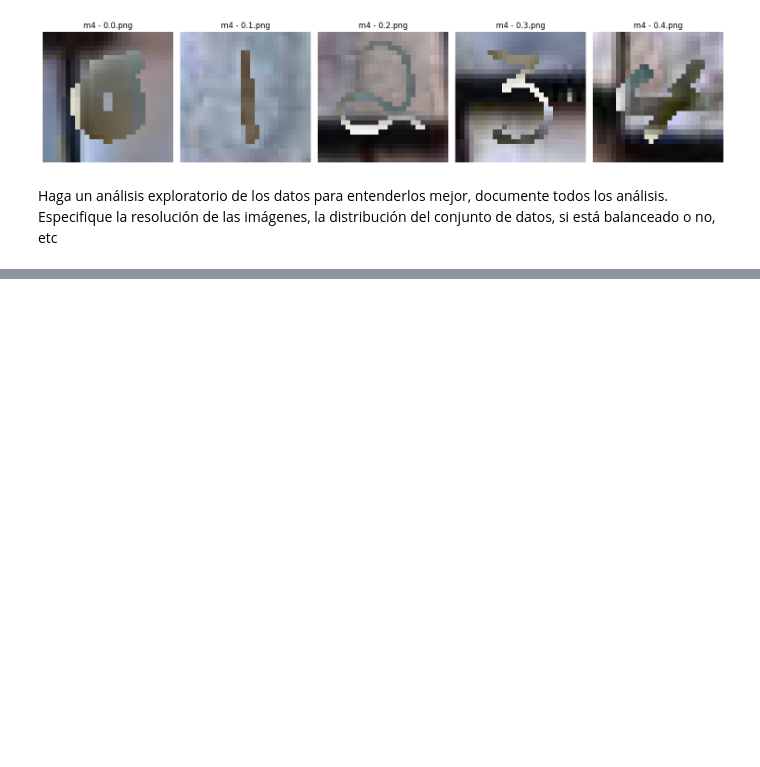
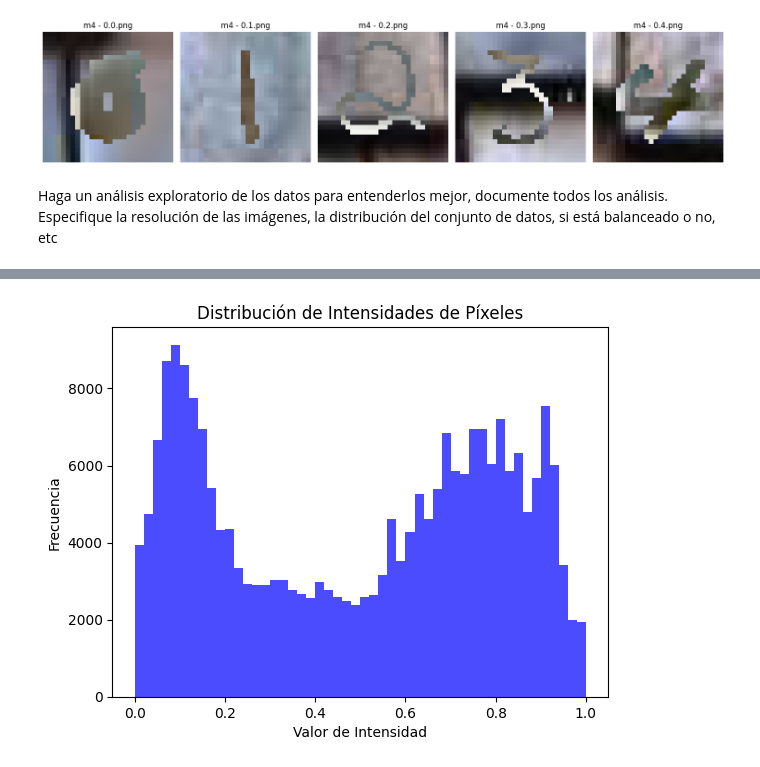
Before and after one commit to AGM54/labimagenesdata, a Jupyter notebook: lab.ipynb, the cells around one changed output, grey strips where cells are left out. Cells and saved outputs as stored; diff of their text form; code cells hidden in the pictures; blank space fills up the shorter version.

```diff
--- a/lab.ipynb
+++ b/lab.ipynb
@@ -119,0 +173,23 @@ balanceado o no, etc
+# %%
+import matplotlib.pyplot as plt
+import numpy as np
+from matplotlib.image import imread
+
+modality_path = './archive/PolyMNIST/MMNIST/train/m0'
+
+files = os.listdir(modality_path)[:100]
+pixel_values = []
+
+for file in files:
+    image_path = os.path.join(modality_path, file)
+    image = imread(image_path)
+    pixel_values.append(image.flatten())
+
+pixel_values = np.concatenate(pixel_values)
+plt.hist(pixel_values, bins=50, color='blue', alpha=0.7)
+plt.title('Distribución de Intensidades de Píxeles')
+plt.xlabel('Valor de Intensidad')
+plt.ylabel('Frecuencia')
+plt.show()
+# %% [output]
+[figure, added]
```
Also changed, not shown: parts of 9 cells of this notebook.
